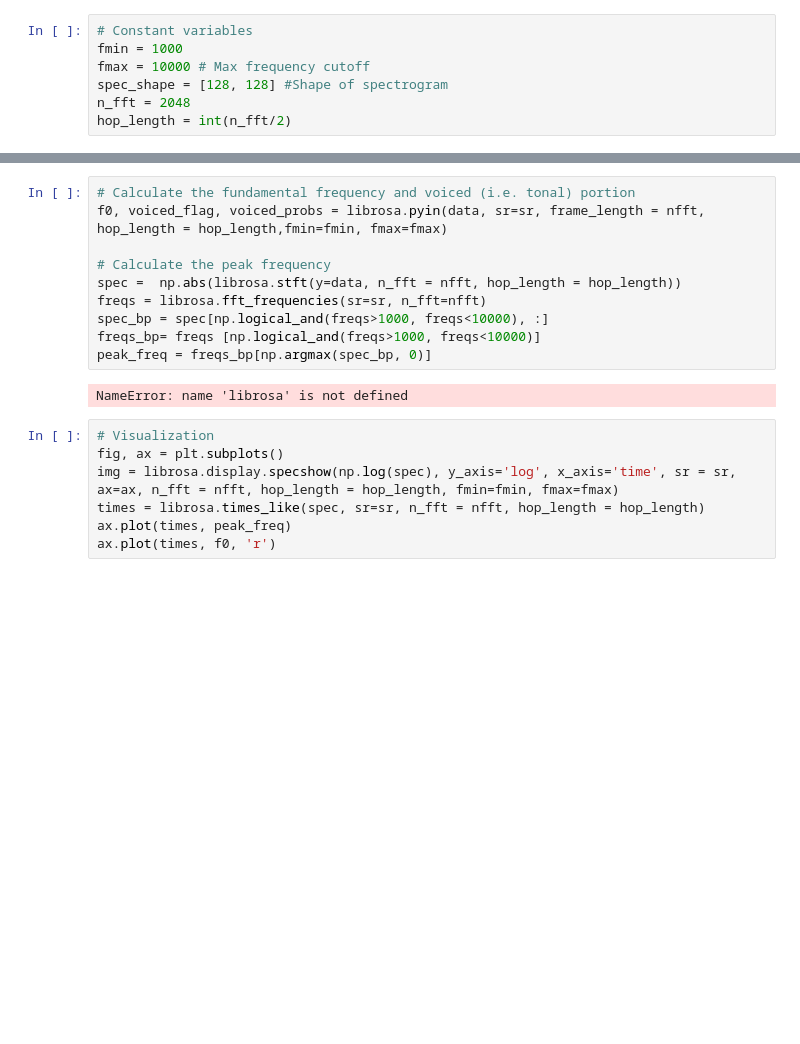
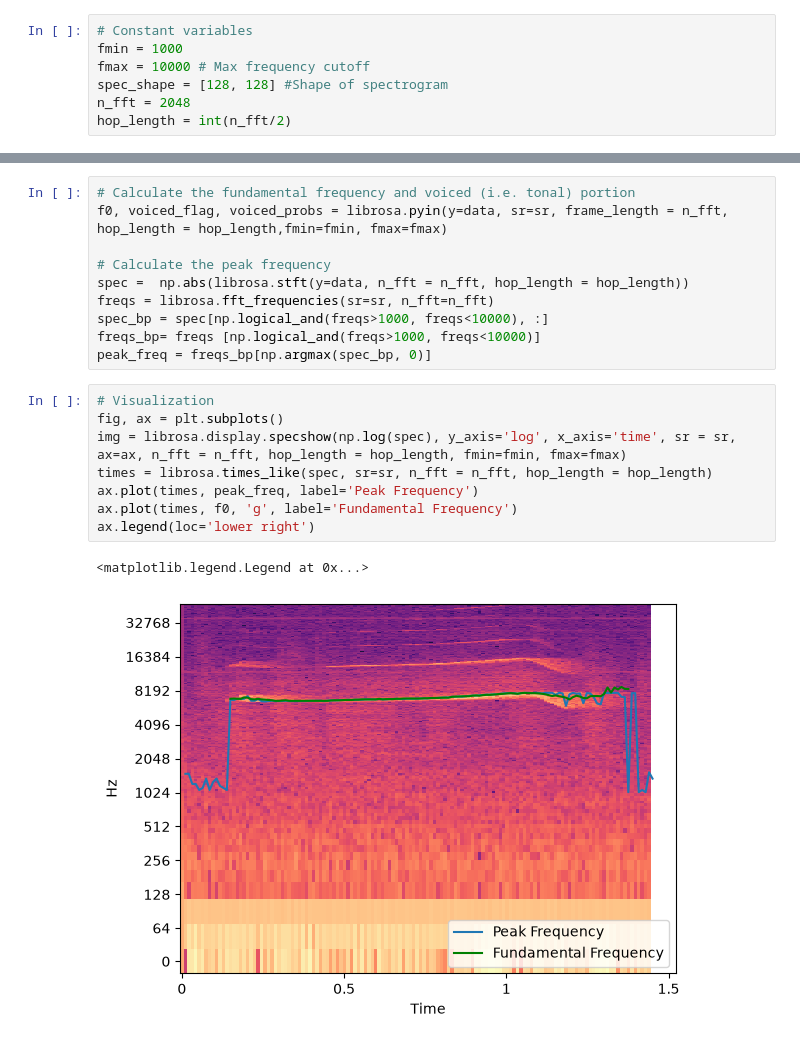
Before and after one commit to DoriMG/AnimalBehaviourLiveWorkshop, a Jupyter notebook: 2_feature_extraction.ipynb, the cells around one changed output, grey strips where cells are left out. Saved outputs shown, nothing was run; the diff lists cells and outputs as text; blank space fills up the shorter version.

```diff
--- a/2_feature_extraction.ipynb
+++ b/2_feature_extraction.ipynb
@@ -89,19 +87,21 @@ NameError: name 'librosa' is not defined
 # %%
 # Calculate the fundamental frequency and voiced (i.e. tonal) portion
-f0, voiced_flag, voiced_probs = librosa.pyin(data, sr=sr, frame_length = nfft, hop_length = hop_length,fmin=fmin, fmax=fmax)
+f0, voiced_flag, voiced_probs = librosa.pyin(y=data, sr=sr, frame_length = n_fft, hop_length = hop_length,fmin=fmin, fmax=fmax)
 
 # Calculate the peak frequency
-spec =  np.abs(librosa.stft(y=data, n_fft = nfft, hop_length = hop_length))
-freqs = librosa.fft_frequencies(sr=sr, n_fft=nfft)
+spec =  np.abs(librosa.stft(y=data, n_fft = n_fft, hop_length = hop_length))
+freqs = librosa.fft_frequencies(sr=sr, n_fft=n_fft)
 spec_bp = spec[np.logical_and(freqs>1000, freqs<10000), :]
 freqs_bp= freqs [np.logical_and(freqs>1000, freqs<10000)]
 peak_freq = freqs_bp[np.argmax(spec_bp, 0)]
-# %% [output]
-NameError: name 'librosa' is not defined
 # %%
 # Visualization
 fig, ax = plt.subplots()
-img = librosa.display.specshow(np.log(spec), y_axis='log', x_axis='time', sr = sr, ax=ax, n_fft = nfft, hop_length = hop_length, fmin=fmin, fmax=fmax)
-times = librosa.times_like(spec, sr=sr, n_fft = nfft, hop_length = hop_length)
-ax.plot(times, peak_freq)
-ax.plot(times, f0, 'r')
+img = librosa.display.specshow(np.log(spec), y_axis='log', x_axis='time', sr = sr, ax=ax, n_fft = n_fft, hop_length = hop_length, fmin=fmin, fmax=fmax)
+times = librosa.times_like(spec, sr=sr, n_fft = n_fft, hop_length = hop_length)
+ax.plot(times, peak_freq, label='Peak Frequency')
+ax.plot(times, f0, 'g', label='Fundamental Frequency')
+ax.legend(loc='lower right')
+# %% [output]
+<matplotlib.legend.Legend at 0x...>
+[figure, added]
```
Also changed, not shown: parts of 5 cells of this notebook.
